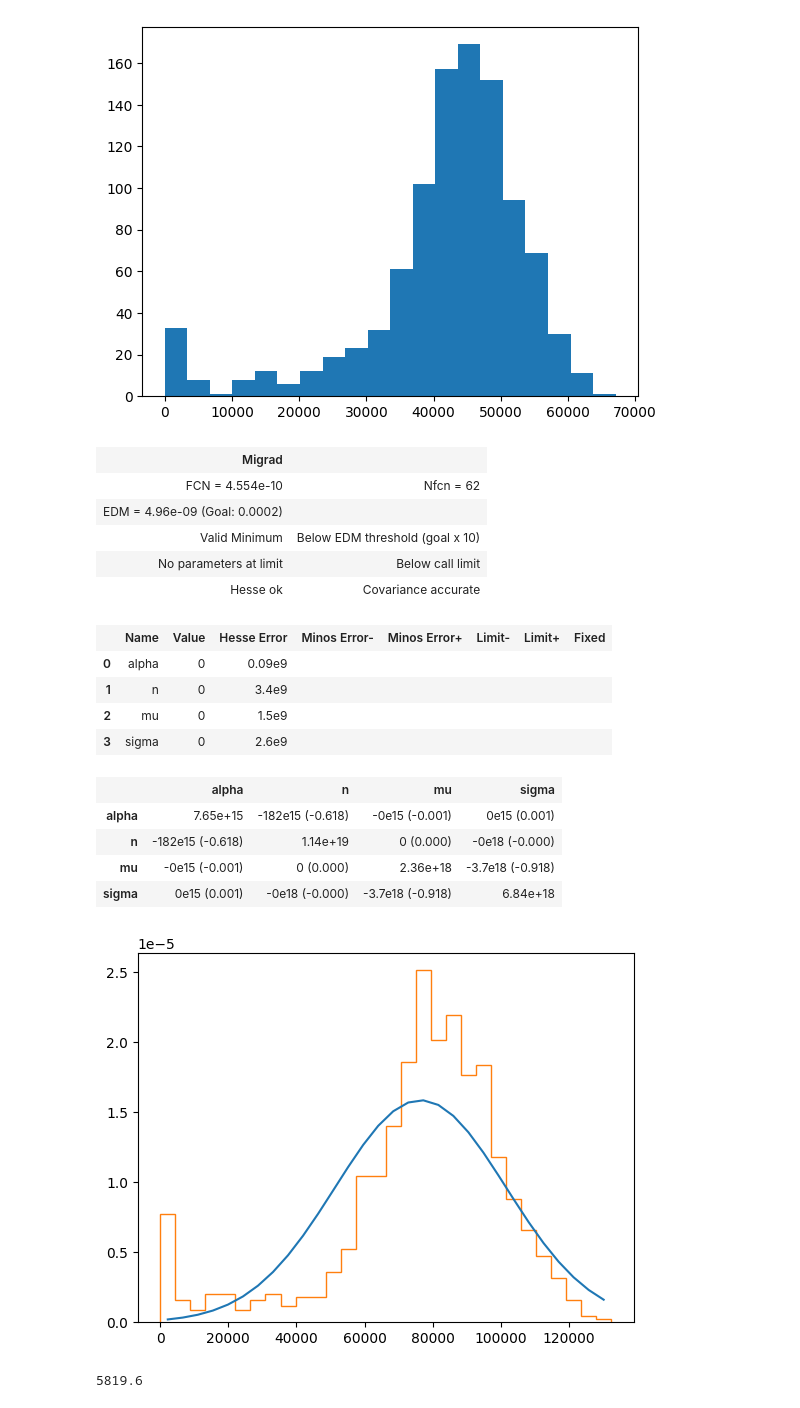
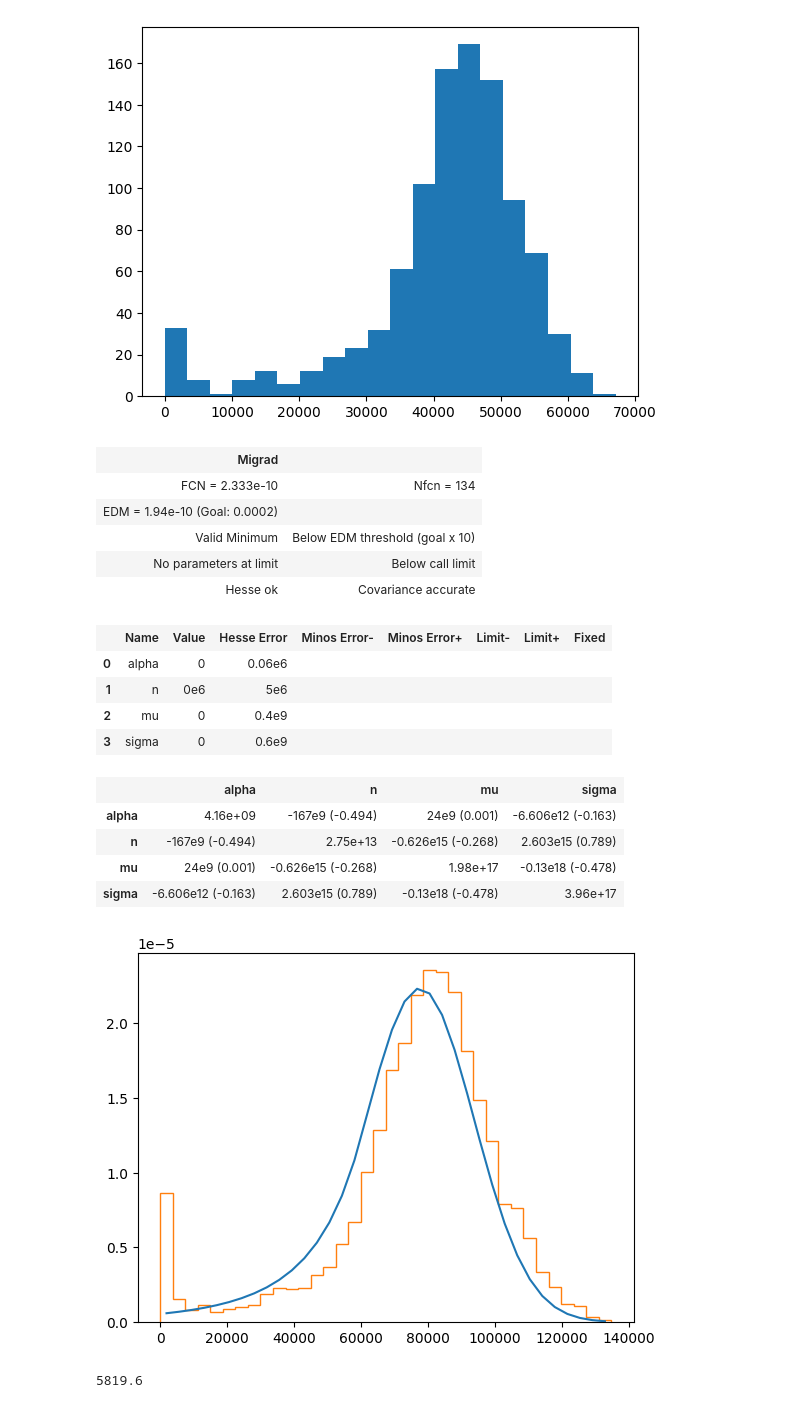
Before and after one commit to Bjartensen/python_focalh_clustering, a Jupyter notebook: notebooks/Linearity.ipynb, the cells around one changed output. Cells and saved outputs as stored; diff of their text form; code cells hidden in the pictures.

```diff
--- a/notebooks/Linearity.ipynb
+++ b/notebooks/Linearity.ipynb
@@ -80,6 +81,8 @@ def load_yaml(data):
 
 
 en350 = "/home/bjartur/workspace/focalh_data_transformer/data/converted/350_1000_uniform_noped_generic.root"
+en350 = "/home/bjartur/workspace/focalh_data_transformer/data/converted/TRAIN_E350_N5600_GEN.root"
+
 en300 = "/home/bjartur/workspace/focalh_data_transformer/data/converted/300_1000_uniform_noped_generic.root"
 en250 = "/home/bjartur/workspace/focalh_data_transformer/data/converted/250_1000_uniform_noped_generic.root"
 en200 = "/home/bjartur/workspace/focalh_data_transformer/data/converted/200_1000_uniform_generic.root"
@@ -115,3 +118,11 @@ def adc(fname):
 # %%
 adc350 = adc(en350)
 adc150 = adc(en150)
+# %%
+Nbins = rices_rule(adc350)
+#Nbins = 30
+hist, bins = np.histogram(adc350, bins=Nbins)
+bin_centers = bins[:-1] + np.diff(bins) / 2
+mask = bin_centers < 12E3
+hist[mask] = 0
+plt.stairs(hist, bins)
@@ -140,9 +147,18 @@ plt.hist(adc150, bins=rices_rule(adc150))
 def fit_crystal_ball(arr):
 
     Nbins = rices_rule(arr)
-    Nbins = 30
+#    Nbins = 30
     hist, bins = np.histogram(arr, bins=Nbins)
     bin_centers = bins[:-1] + np.diff(bins) / 2
+
+
+    # Manual removal
+#    bin_centers = bins[:-1] + np.diff(bins) / 2
+#    mask = bin_centers < 12E3
+#    hist[mask] = 0
+
+
+
 
 #    hist = hist/hist.max()
     hist_norm = (np.sum(hist) * np.diff(bins)[0])
@@ -156,45 +172,45 @@ def fit_crystal_ball(arr):
 
 
     def least_squares(alpha, n, mu, sigma):
         predicted = crystal_ball(x_data, alpha, n, mu, sigma, False, True)
         return np.sum((y_data - predicted)**2)
 
 
-    m = Minuit(least_squares, alpha=5, n=10, mu=arr.mean(), sigma=arr.std())
+    m = Minuit(least_squares, alpha=5, n=10, mu=arr.mean()+1E3, sigma=arr.std()/1.5)
     m.migrad()
     m.hesse()
 
     f_alpha = m.values['alpha']
     f_n = m.values['n']
     f_mu = m.values['mu']
     f_sigma = m.values['sigma']
 
 
     plt.plot(x_data, crystalball.pdf(x_data, beta=f_alpha, m=f_n, loc=f_mu, scale=f_sigma))
 
     plt.stairs(hist, bins)
 
     return m
 
 fit_crystal_ball(adc350)
 # %% [output]
 | Migrad |  |
-| FCN = 4.554e-10 | Nfcn = 62 |
-| EDM = 4.96e-09 (Goal: 0.0002) |  |
+| FCN = 2.333e-10 | Nfcn = 134 |
+| EDM = 1.94e-10 (Goal: 0.0002) |  |
 | Valid Minimum | Below EDM threshold (goal x 10) |
 | No parameters at limit | Below call limit |
 | Hesse ok | Covariance accurate |
 |  | Name | Value | Hesse Error | Minos Error- | Minos Error+ | Limit- | Limit+ | Fixed |
-| 0 | alpha | 0 | 0.09e9 |  |  |  |  |  |
-| 1 | n | 0 | 3.4e9 |  |  |  |  |  |
-| 2 | mu | 0 | 1.5e9 |  |  |  |  |  |
-| 3 | sigma | 0 | 2.6e9 |  |  |  |  |  |
+| 0 | alpha | 0 | 0.06e6 |  |  |  |  |  |
+| 1 | n | 0e6 | 5e6 |  |  |  |  |  |
+| 2 | mu | 0 | 0.4e9 |  |  |  |  |  |
+| 3 | sigma | 0 | 0.6e9 |  |  |  |  |  |
 |  | alpha | n | mu | sigma |
-| alpha | 7.65e+15 | -182e15 (-0.618) | -0e15 (-0.001) | 0e15 (0.001) |
-| n | -182e15 (-0.618) | 1.14e+19 | 0 (0.000) | -0e18 (-0.000) |
-| mu | -0e15 (-0.001) | 0 (0.000) | 2.36e+18 | -3.7e18 (-0.918) |
-| sigma | 0e15 (0.001) | -0e18 (-0.000) | -3.7e18 (-0.918) | 6.84e+18 |
+| alpha | 4.16e+09 | -167e9 (-0.494) | 24e9 (0.001) | -6.606e12 (-0.163) |
+| n | -167e9 (-0.494) | 2.75e+13 | -0.626e15 (-0.268) | 2.603e15 (0.789) |
+| mu | 24e9 (0.001) | -0.626e15 (-0.268) | 1.98e+17 | -0.13e18 (-0.478) |
+| sigma | -6.606e12 (-0.163) | 2.603e15 (0.789) | -0.13e18 (-0.478) | 3.96e+17 |
-[figure, old version]
+[figure, new version]
 # %%
  5.8196e3
 # %% [output]
```
Also changed, not shown: parts of 3 cells of this notebook, 5 other files.
